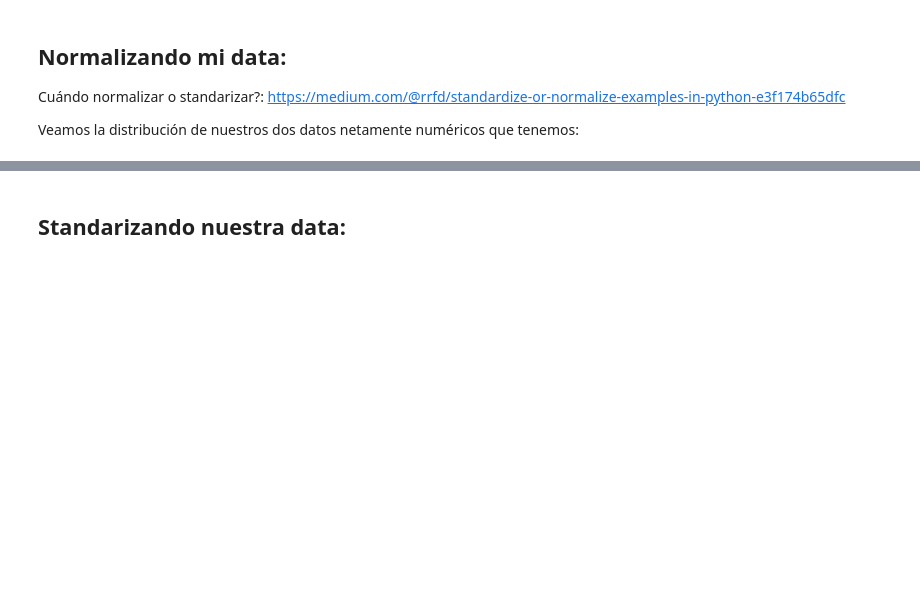
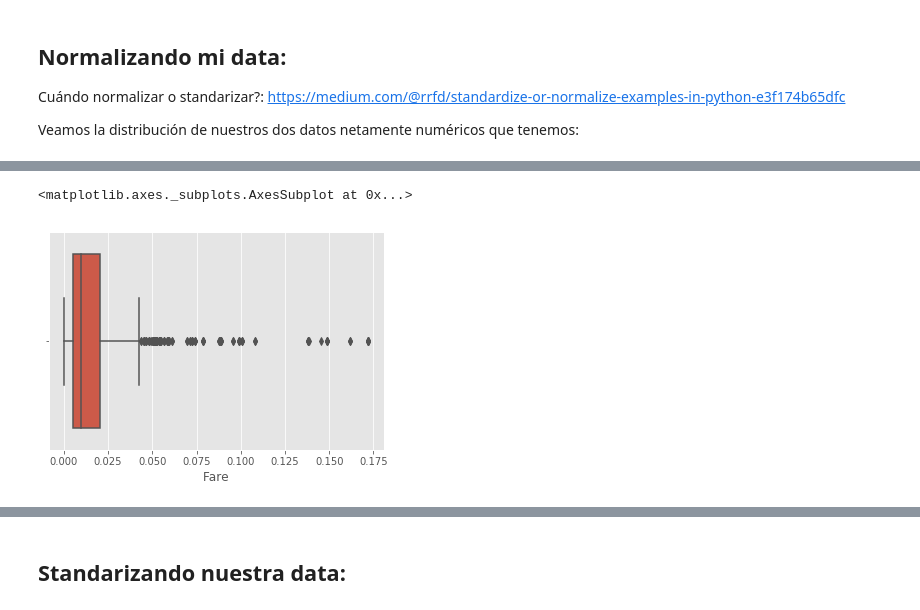
Before and after one commit to rcrdoh/Clases_DataScience, a Jupyter notebook: TitanicNotebook/Titanic_parte_01_dataWrangling.ipynb, the cells around one changed output, grey strips where cells are left out. Saved outputs shown, nothing was run; the diff lists cells and outputs as text; code cells hidden in the pictures; blank space fills up the shorter version.

```diff
--- a/TitanicNotebook/Titanic_parte_01_dataWrangling.ipynb
+++ b/TitanicNotebook/Titanic_parte_01_dataWrangling.ipynb
@@ -406,0 +412,5 @@ sns.distplot(train['Age'])
+# %%
+sns.boxplot(train['Fare'])
+# %% [output]
+<matplotlib.axes._subplots.AxesSubplot at 0x...>
+[figure, added]
```
Also changed, not shown: parts of 7 cells of this notebook.
